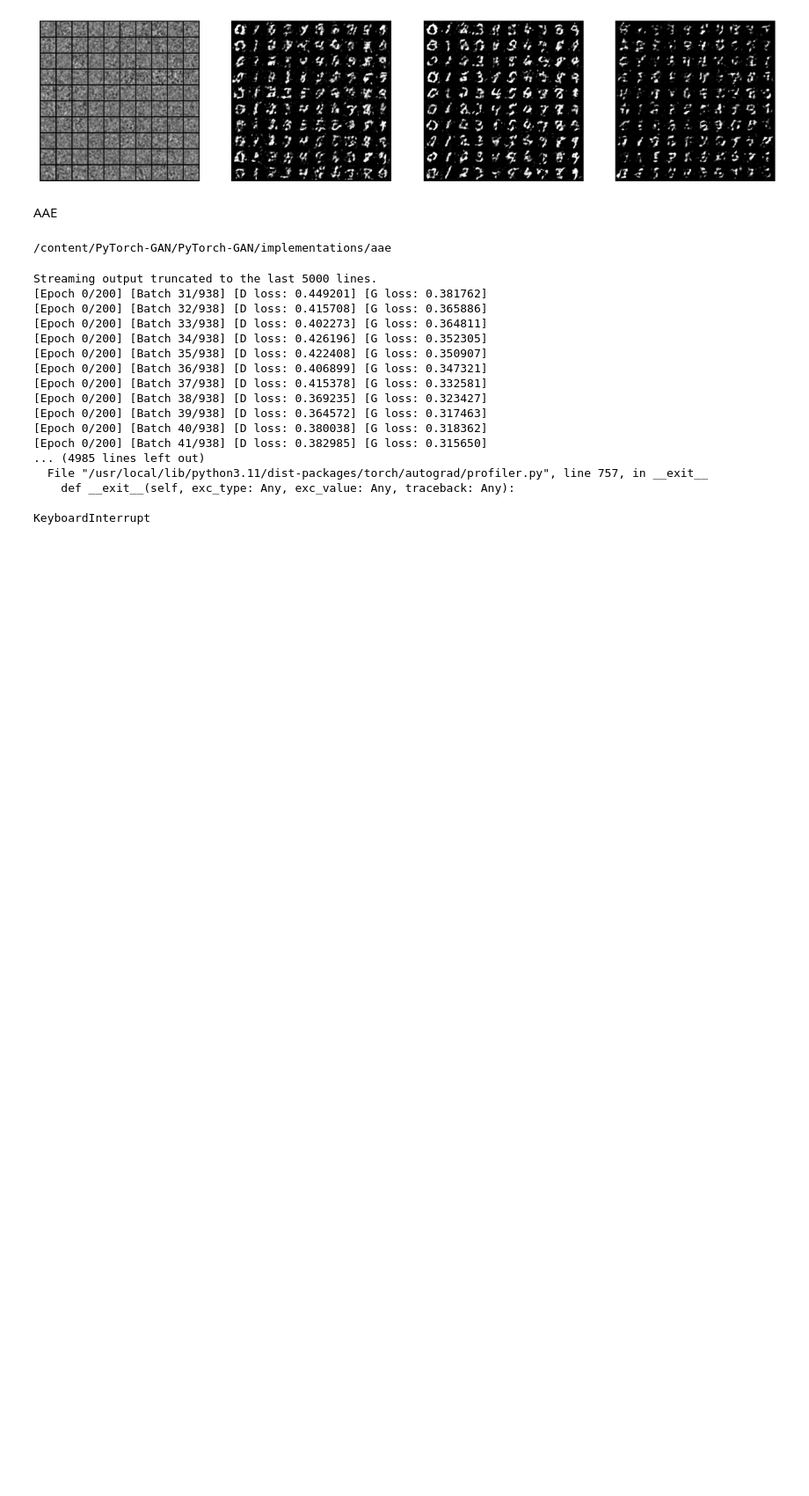
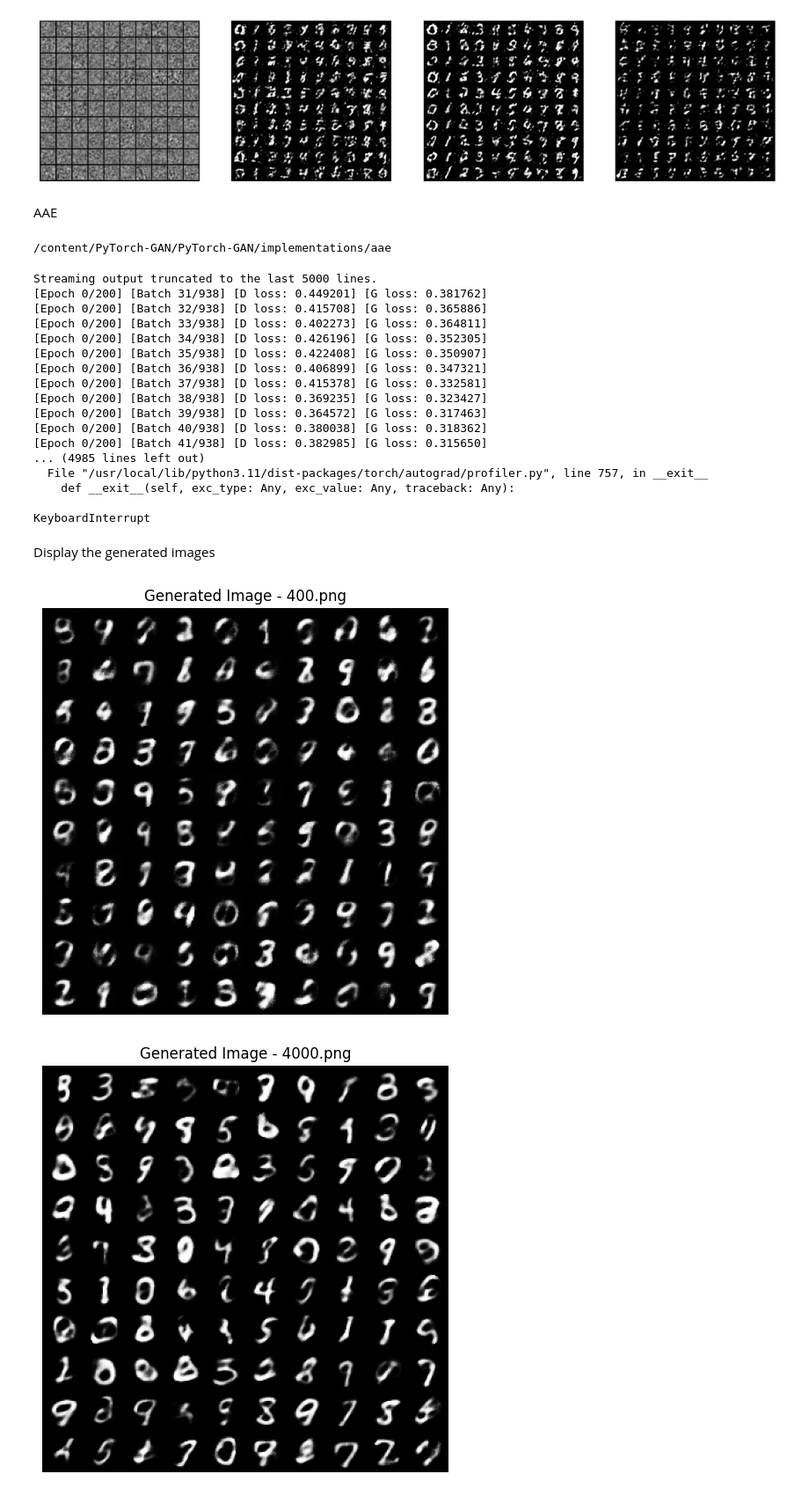
Before and after one commit to sashabel1/ClusterGan-project, a Jupyter notebook: CLusterGam.ipynb, the cells around one changed output. Shown at 88% size. Saved outputs shown, nothing was run; the diff lists cells and outputs as text; code cells hidden in the pictures; blank space fills up the shorter version.

```diff
--- a/CLusterGam.ipynb
+++ b/CLusterGam.ipynb
@@ -98,3 +98,24 @@ Streaming output truncated to the last 5000 lines.
     def __exit__(self, exc_type: Any, exc_value: Any, traceback: Any):
 
 KeyboardInterrupt
+# %% [markdown]
+Display the generated images
+# %%
+import matplotlib.pyplot as plt
+import os
+from PIL import Image
+
+image_dir = "images"
+image_files = sorted([f for f in os.listdir(image_dir) if f.endswith('.png')])
+
+# Display the last 5 generated image samples
+for fname in image_files[-5:]:
+    img = Image.open(os.path.join(image_dir, fname))
+    plt.figure(figsize=(6, 6))
+    plt.title(f"Generated Image - {fname}")
+    plt.imshow(img)
+    plt.axis("off")
+    plt.show()
+# %% [output]
+[figure, added]
+[figure, added]
```
Also changed, not shown: parts of 3 cells of this notebook.
